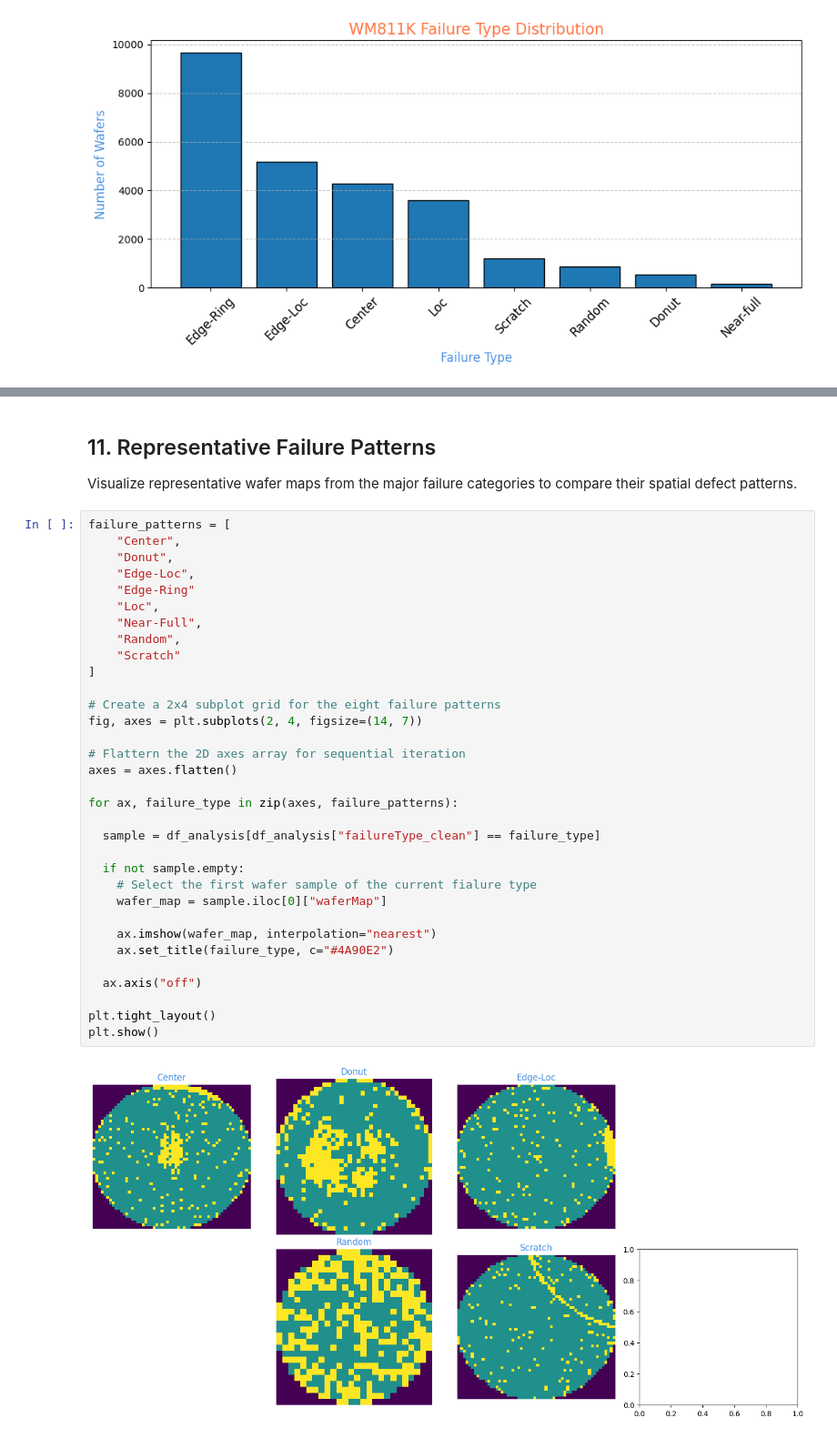
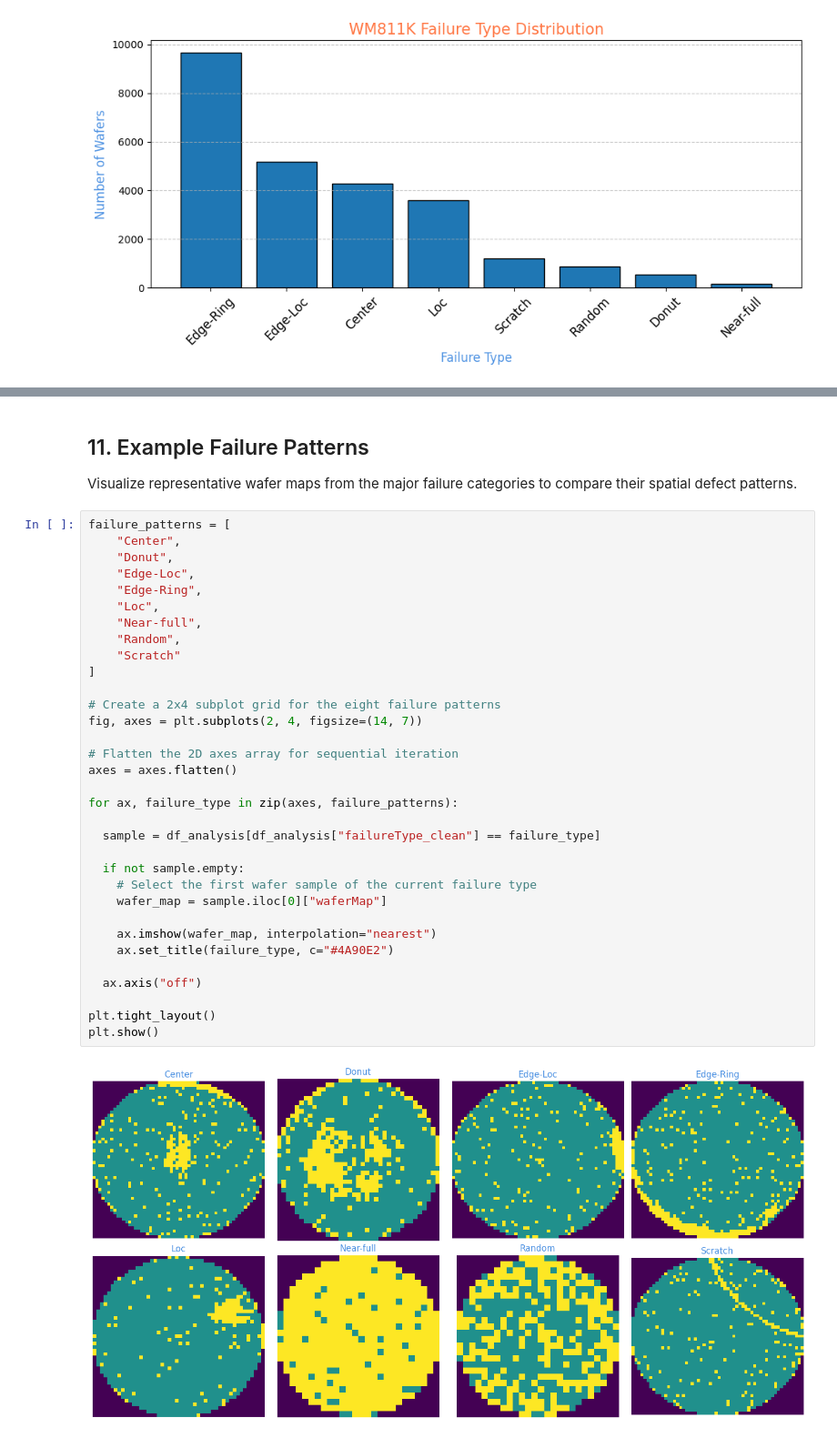
Before and after one commit to u9828057/WM811K-Wafer-Map-Analysis, a Jupyter notebook: notebooks/01_WM811K_Data_Overview.ipynb, the cells around one changed output, grey strips where cells are left out. Shown at 91% size. Drawn from its saved outputs; the diff is of its cells as text.

```diff
--- a/notebooks/01_WM811K_Data_Overview.ipynb
+++ b/notebooks/01_WM811K_Data_Overview.ipynb
@@ -340,41 +340,41 @@ plt.show()
 # %% [output]
 [figure]
 # %% [markdown]
-## 11. Representative Failure Patterns
+## 11. Example Failure Patterns
 
-Visualize representative wafer maps from the major failure categories  to compare their spatial defect patterns.
+Visualize representative wafer maps from the major failure categories to compare their spatial defect patterns.
 # %%
 failure_patterns = [
     "Center",
     "Donut",
     "Edge-Loc",
-    "Edge-Ring"
+    "Edge-Ring",
     "Loc",
-    "Near-Full",
+    "Near-full",
     "Random",
     "Scratch"
 ]
 
 # Create a 2x4 subplot grid for the eight failure patterns
 fig, axes = plt.subplots(2, 4, figsize=(14, 7))
 
-# Flattern the 2D axes array for sequential iteration
+# Flatten the 2D axes array for sequential iteration
 axes = axes.flatten()
 
 for ax, failure_type in zip(axes, failure_patterns):
 
   sample = df_analysis[df_analysis["failureType_clean"] == failure_type]
 
   if not sample.empty:
-    # Select the first wafer sample of the current fialure type
+    # Select the first wafer sample of the current failure type
     wafer_map = sample.iloc[0]["waferMap"]
 
     ax.imshow(wafer_map, interpolation="nearest")
     ax.set_title(failure_type, c="#4A90E2")
 
   ax.axis("off")
 
 plt.tight_layout()
 plt.show()
 # %% [output]
-[figure, old version]
+[figure, new version]
```
Also changed, not shown: parts of 3 cells of this notebook.
